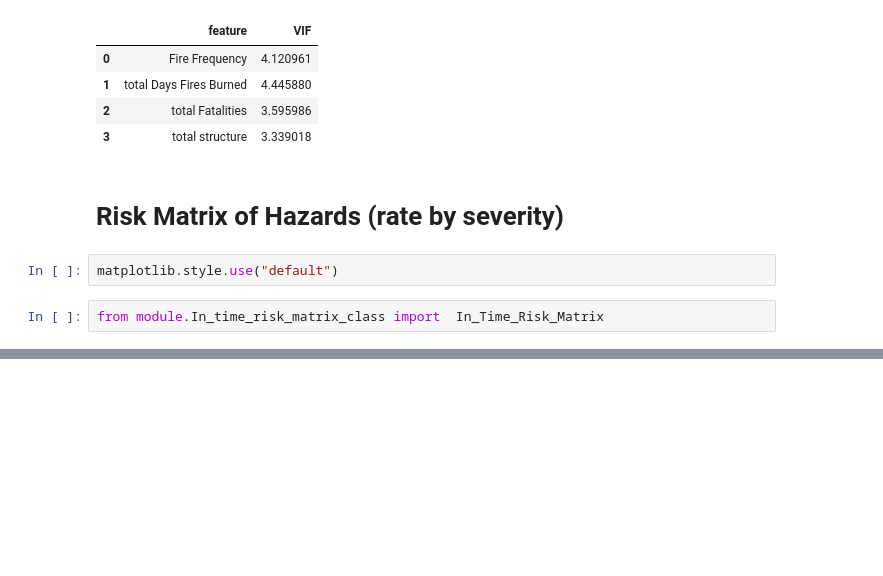
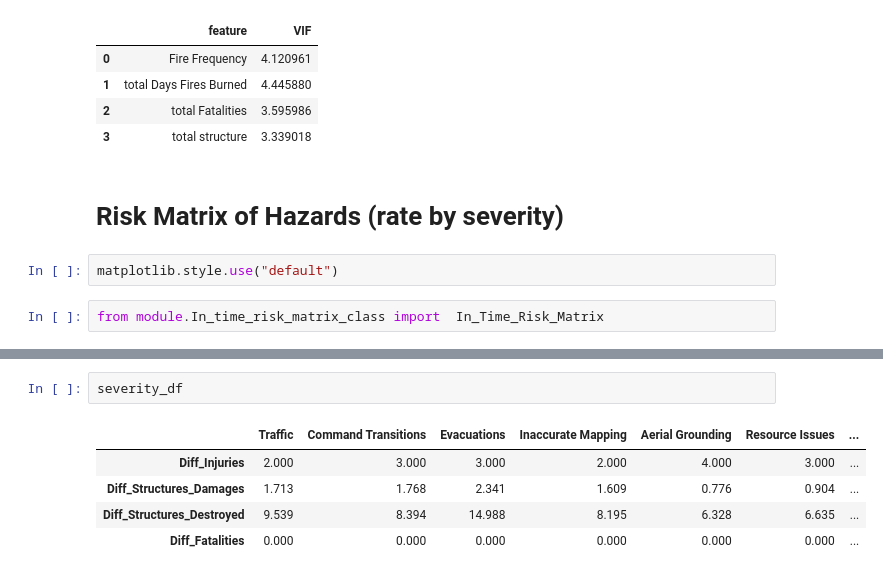
Before and after one commit to nasa/mika, a Jupyter notebook: notebooks/ICS quantitative analysis.ipynb, the cells around one changed output, grey strips where cells are left out. Drawn from its saved outputs; the diff is of its cells as text; blank space fills up the shorter version.

```diff
--- a/notebooks/ICS quantitative analysis.ipynb
+++ b/notebooks/ICS quantitative analysis.ipynb
@@ -929,0 +944,8 @@ rm.build_static_risk_matrix(severity_df, rates_df, rates=True, save=False,  figs
+# %%
+severity_df
+# %% [output]
+|  | Traffic | Command Transitions | Evacuations | Inaccurate Mapping | Aerial Grounding | Resource Issues | ... |
+| Diff_Injuries | 2.000 | 3.000 | 3.000 | 2.000 | 4.000 | 3.000 | ... |
+| Diff_Structures_Damages | 1.713 | 1.768 | 2.341 | 1.609 | 0.776 | 0.904 | ... |
+| Diff_Structures_Destroyed | 9.539 | 8.394 | 14.988 | 8.195 | 6.328 | 6.635 | ... |
+| Diff_Fatalities | 0.000 | 0.000 | 0.000 | 0.000 | 0.000 | 0.000 | ... |
```
Also changed, not shown: parts of 6 cells of this notebook, 11 other files.
